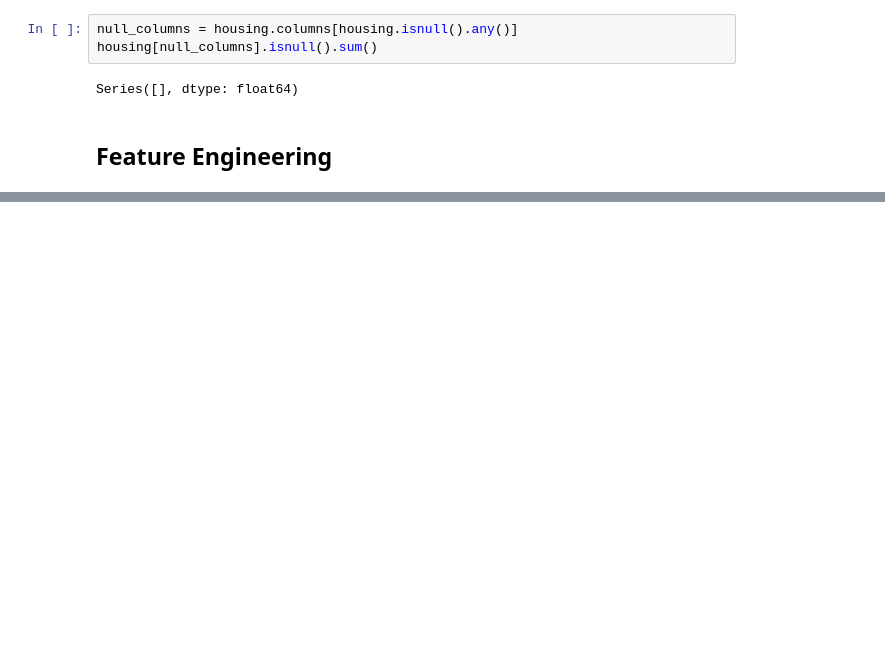
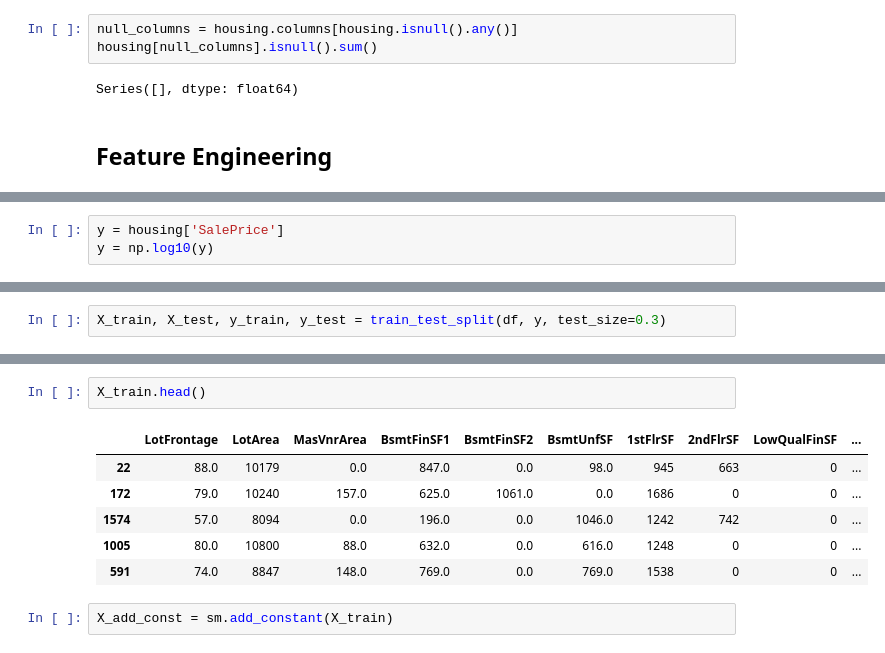
Before and after one commit to dnie44/nycdatascience_ML_project, a Jupyter notebook: david/2_Modeling.ipynb, the cells around one changed output, grey strips where cells are left out. Drawn from its saved outputs; the diff is of its cells as text; blank space fills up the shorter version.

```diff
--- a/david/2_Modeling.ipynb
+++ b/david/2_Modeling.ipynb
@@ -100,0 +163,3 @@ Series([], dtype: float64)
+# %%
+y = housing['SalePrice']
+y = np.log10(y)
@@ -100,0 +175,2 @@ Series([], dtype: float64)
+# %%
+X_train, X_test, y_train, y_test = train_test_split(df, y, test_size=0.3)
@@ -100,0 +213,11 @@ Series([], dtype: float64)
+# %%
+X_train.head()
+# %% [output]
+|  | LotFrontage | LotArea | MasVnrArea | BsmtFinSF1 | BsmtFinSF2 | BsmtUnfSF | 1stFlrSF | 2ndFlrSF | LowQualFinSF | ... |
+| 22 | 88.0 | 10179 | 0.0 | 847.0 | 0.0 | 98.0 | 945 | 663 | 0 | ... |
+| 172 | 79.0 | 10240 | 157.0 | 625.0 | 1061.0 | 0.0 | 1686 | 0 | 0 | ... |
+| 1574 | 57.0 | 8094 | 0.0 | 196.0 | 0.0 | 1046.0 | 1242 | 742 | 0 | ... |
+| 1005 | 80.0 | 10800 | 88.0 | 632.0 | 0.0 | 616.0 | 1248 | 0 | 0 | ... |
+| 591 | 74.0 | 8847 | 148.0 | 769.0 | 0.0 | 769.0 | 1538 | 0 | 0 | ... |
+# %%
+X_add_const = sm.add_constant(X_train)
```
Also changed, not shown: parts of 17 cells of this notebook, 6 other files.
